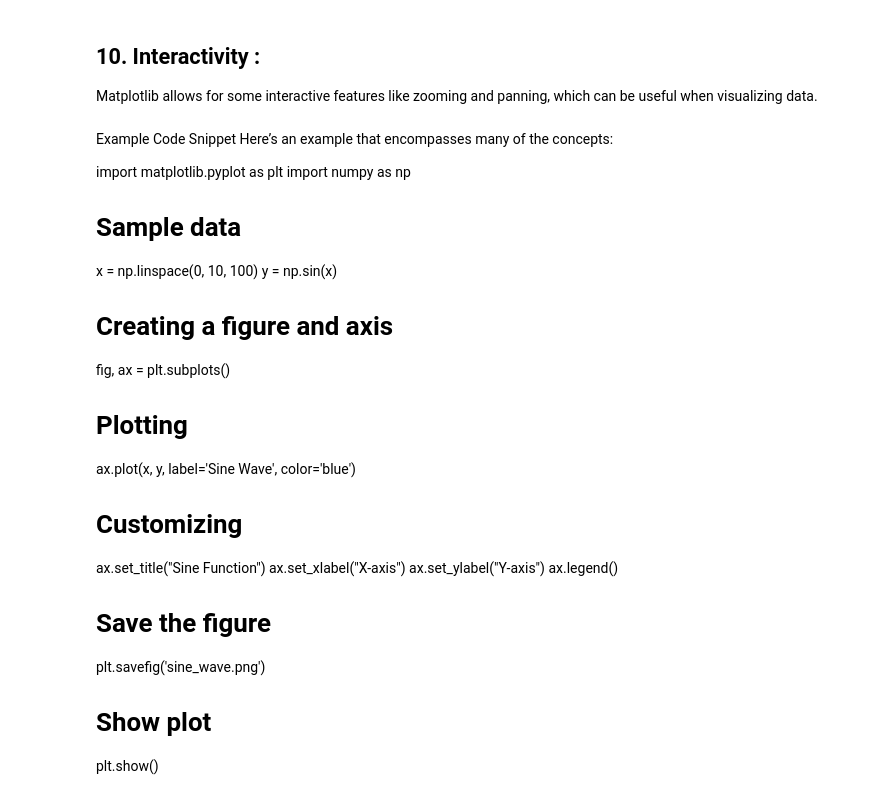
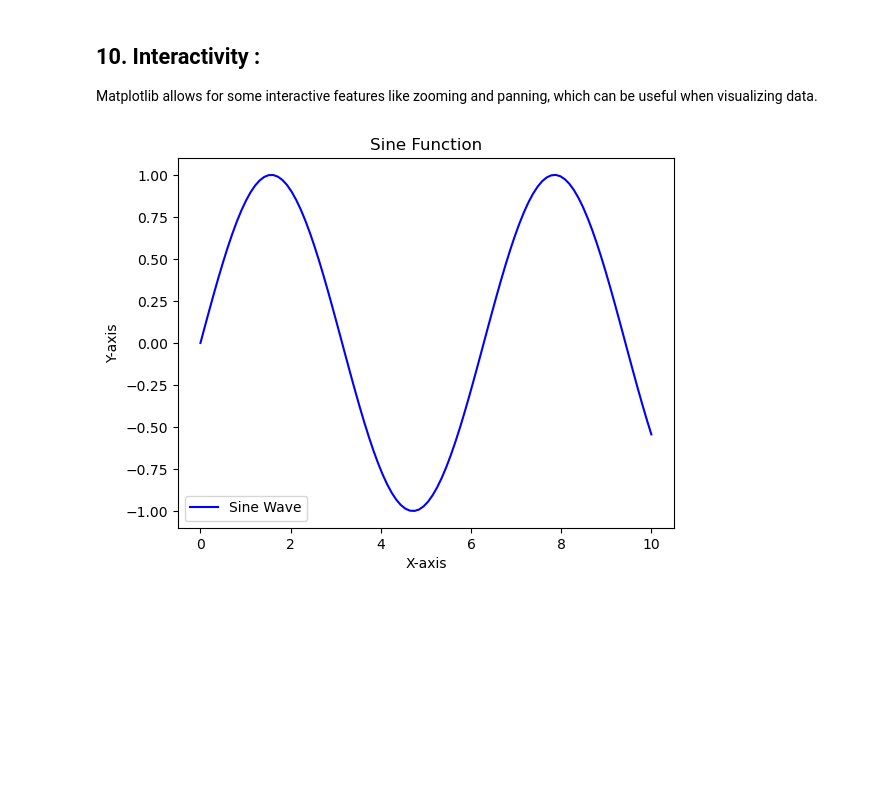
Before and after one commit to SilvesterFernandes/Data_Science-Notes, a Jupyter notebook: 2. Python for Data Science/2.3 Matplotlib.ipynb, the cells around one changed output. Cells and saved outputs as stored; diff of their text form; code cells hidden in the pictures; blank space fills up the shorter version.

```diff
--- a/2. Python for Data Science/2.3 Matplotlib.ipynb
+++ b/2. Python for Data Science/2.3 Matplotlib.ipynb
@@ -302,32 +306,3 @@ ax.scatter(x, y, zs=0)
 # %% [markdown]
 ## **10. Interactivity :**
 Matplotlib allows for some interactive features like zooming and panning, which can be useful when visualizing data.
-# %% [markdown]
-Example Code Snippet
-Here’s an example that encompasses many of the concepts:
-
-
-import matplotlib.pyplot as plt
-import numpy as np
-
-# Sample data
-x = np.linspace(0, 10, 100)
-y = np.sin(x)
-
-# Creating a figure and axis
-fig, ax = plt.subplots()
-
-# Plotting
-ax.plot(x, y, label='Sine Wave', color='blue')
-
-# Customizing
-ax.set_title("Sine Function")
-ax.set_xlabel("X-axis")
-ax.set_ylabel("Y-axis")
-ax.legend()
-
-# Save the figure
-plt.savefig('sine_wave.png')
-
-# Show plot
-plt.show()
@@ -335,0 +309,27 @@ jgbhjnhj
+# %%
+import matplotlib.pyplot as plt
+import numpy as np
+
+# Sample data
+x = np.linspace(0, 10, 100)
+y = np.sin(x)
+
+# Creating a figure and axis
+fig, ax = plt.subplots()
+
+# Plotting
+ax.plot(x, y, label='Sine Wave', color='blue')
+
+# Customizing
+ax.set_title("Sine Function")
+ax.set_xlabel("X-axis")
+ax.set_ylabel("Y-axis")
+ax.legend()
+
+# Save the figure
+plt.savefig('sine_wave.png')
+
+# Show plot
+plt.show()
+# %% [output]
+[figure, added]
```
Also changed, not shown: parts of 20 cells of this notebook, 3 other files.
